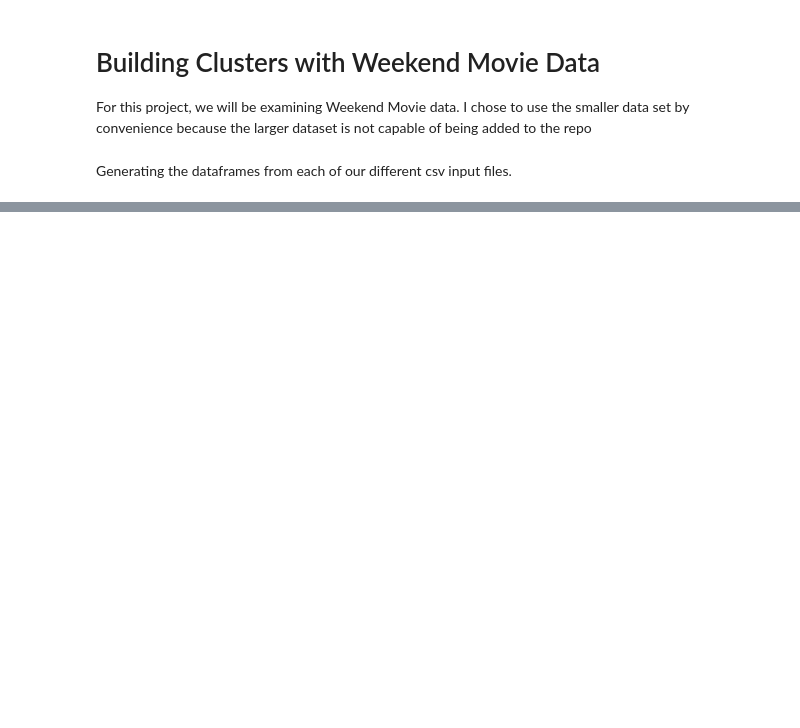
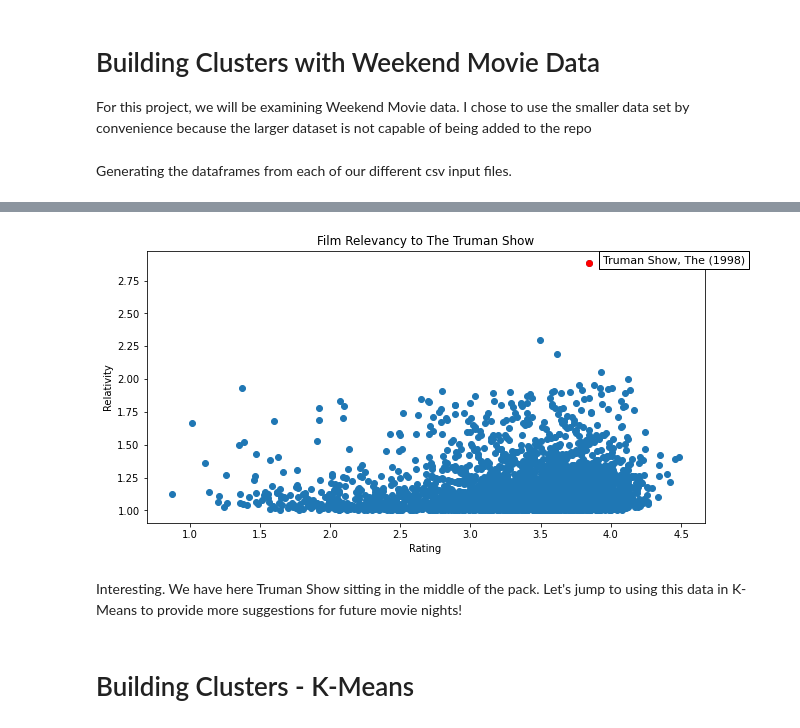
Before and after one commit to Cbeeb121/WeekendMovieTripDS, a Jupyter notebook: Clusters.ipynb, the cells around one changed output, grey strips where cells are left out. Drawn from its saved outputs; the diff is of its cells as text; code cells hidden in the pictures; blank space fills up the shorter version.

```diff
--- a/Clusters.ipynb
+++ b/Clusters.ipynb
@@ -103,0 +119,2 @@ ratings_tags
+# %%
+truman_show = movies.loc[movies["title"].str.contains("Truman Show")]
@@ -103,0 +132,5 @@ ratings_tags
+# %%
+truman_show_tags = genome_scores[genome_scores["movieId"] == ts_id].sort_values(by=["relevance"], ascending=False).take([0,1,2])
+tag_ids = truman_show_tags["tagId"].values
+for i in [0,1,2]:
+    print("%s" % genome_tags["tag"][genome_tags["tagId"] == tag_ids[i]].values[0])
@@ -103,0 +141,14 @@ ratings_tags
+# %%
+test_data = pd.DataFrame(movies)
+
+if path.exists("data/processed/test_data.csv"):
+    test_data = pd.read_csv("data/processed/test_data.csv")
+    test_data.drop(test_data.columns[0], inplace=True, axis=1)
+else:
+    def relativity(row):
+        mid = row["movieId"]
+        g_tags = genome_scores.loc[genome_scores["movieId"] == mid]
+        return sum(g_tags.loc[g_tags["tagId"].isin(tag_ids), "relevance"])
+
+    test_data["relativityFactor"] = test_data.apply(relativity, axis=1)
+    test_data.to_csv("data/processed/test_data.csv")
@@ -103,0 +164,29 @@ ratings_tags
+# %%
+movie_relativity = pd.Series(test_data["relativityFactor"].values, index=test_data["movieId"])
+movie_ratings = pd.Series(test_data["avgRating"].values, index=test_data["movieId"])
+
+data = np.array(list(zip(movie_ratings.values, movie_relativity.values, movie_ratings.index)))
+data = np.array(list(filter(lambda d: d[1] > 1, data)))
+
+# Passing the Truman Show ID
+test_data_idx = np.where(data[:, 2] == ts_id)[0][0]
+truman_show_relativity_factor = data[test_data_idx, 1]
+# %%
+plt.figure(figsize=(10, 5))
+
+plt.scatter(data[:, 0], data[:, 1])
+plt.title("Film Relevancy to The Truman Show")
+plt.ylabel("Relativity")
+plt.xlabel("Rating")
+
+# Special label for our film of focus "The Truman Show"
+plt.scatter(ts_rating, truman_show_relativity_factor, c='r')
+plt.text(ts_rating + 0.1, truman_show_relativity_factor, ts_title, fontsize= 11, bbox=dict(facecolor='white'))
+
+plt.show()
+# %% [output]
+[figure, added]
+# %% [markdown]
+Interesting. We have here Truman Show sitting in the middle of the pack. Let's jump to using this data in K-Means to provide more suggestions for future movie nights!
+# %% [markdown]
+# Building Clusters - K-Means
```
Also changed, not shown: parts of 38 cells of this notebook, 2 other files.
